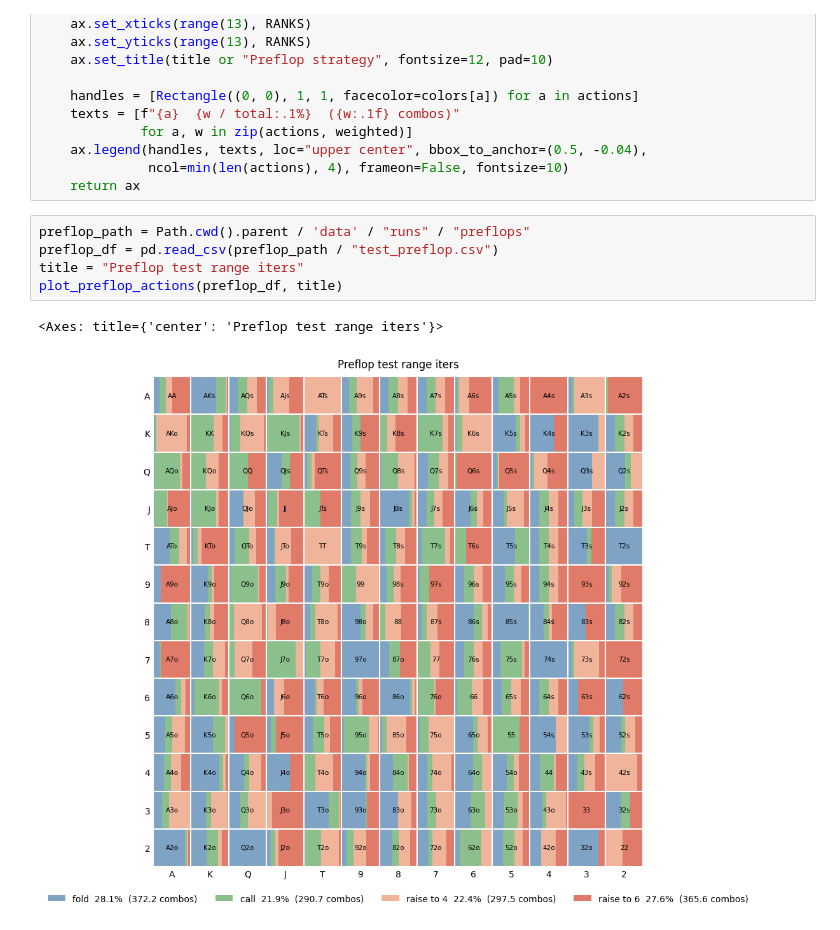
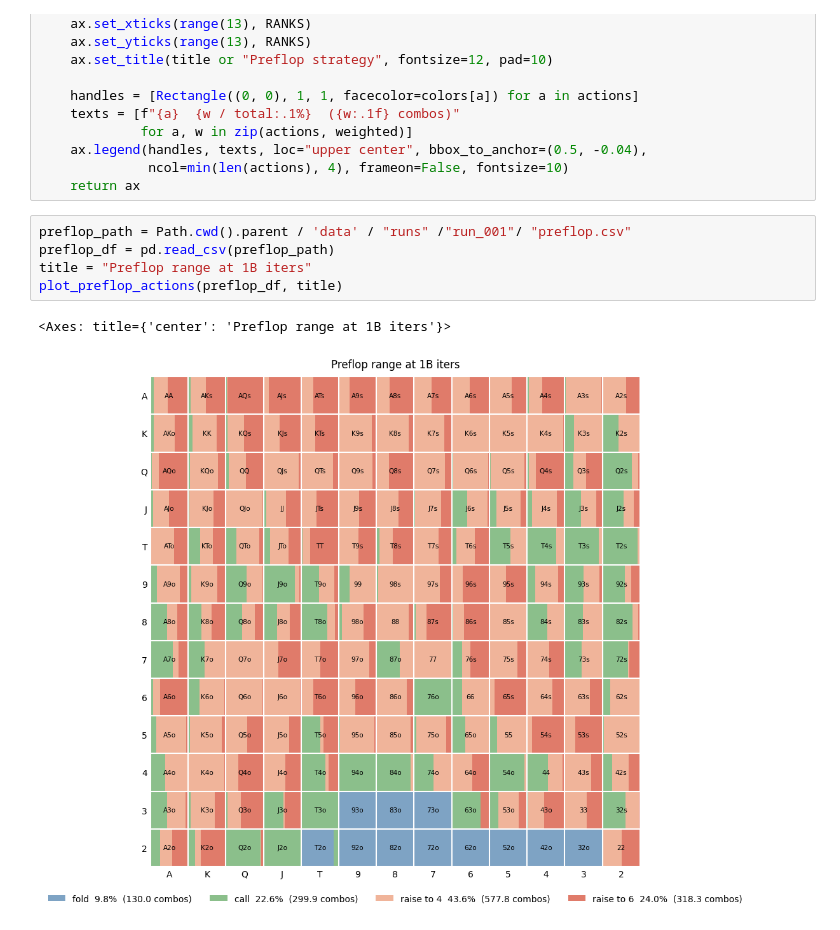
Before and after one commit to PGP2004/cfr, a Jupyter notebook: analysis/trained_preflops.ipynb, the cells around one changed output. Saved outputs shown, nothing was run; the diff lists cells and outputs as text.

```diff
--- a/analysis/trained_preflops.ipynb
+++ b/analysis/trained_preflops.ipynb
@@ -95,10 +95,10 @@ def plot_preflop_actions(df, title=None,  ax=None, colors=None):
               ncol=min(len(actions), 4), frameon=False, fontsize=10)
     return ax
 # %%
-preflop_path = Path.cwd().parent / 'data' / "runs" / "preflops"
-preflop_df = pd.read_csv(preflop_path / "test_preflop.csv")
-title = "Preflop test range iters"
+preflop_path = Path.cwd().parent / 'data' / "runs" /"run_001"/ "preflop.csv"
+preflop_df = pd.read_csv(preflop_path)
+title = "Preflop range at 1B iters"
 plot_preflop_actions(preflop_df, title)
 # %% [output]
-<Axes: title={'center': 'Preflop test range iters'}>
+<Axes: title={'center': 'Preflop range at 1B iters'}>
-[figure, old version]
+[figure, new version]
```
Also changed, not shown: 29 other files.
